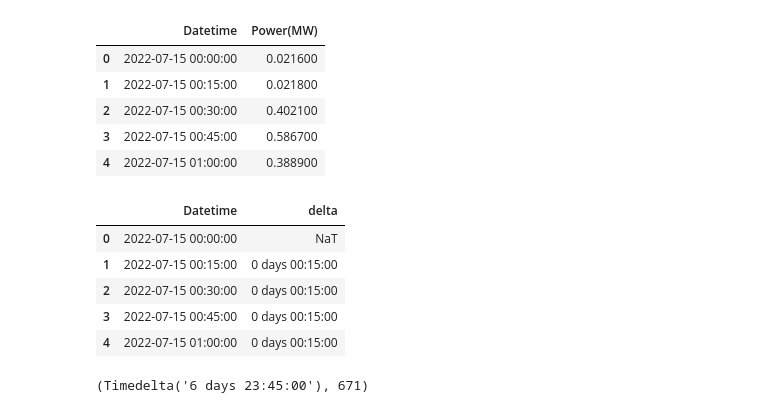
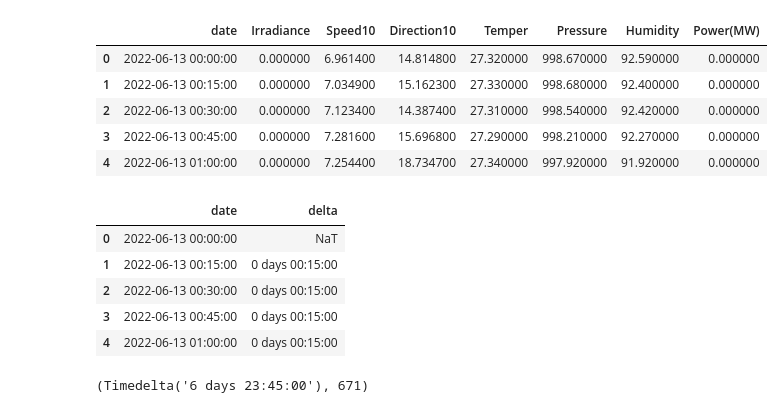
Before and after one commit to USERLaplace/big_project, a Jupyter notebook: prophet.ipynb, the cells around one changed output. Saved outputs shown, nothing was run; the diff lists cells and outputs as text; code cells hidden in the pictures.

```diff
--- a/prophet.ipynb
+++ b/prophet.ipynb
@@ -15,6 +86,6 @@ plt.rcParams['font.sans-serif'] = ['SimHei']  # 用来正常显示中文标签
 plt.rcParams['axes.unicode_minus'] = False  # 用来正常显示负号
 np.random.seed(7)
 
-df = pd.read_csv(r"D:\python建模\工程训练营\aiSummerCamp2022\大作业2\02 His_Power_FD.CSV")
+df = pd.read_csv('风电.CSV')
 df.head()
 # %% [output]
@@ -27,4 +98,4 @@ df.head()
 # %%
-df  = df.rename(columns={'日期1':'date'})
+df  = df.rename(columns={'Datetime':'date'})
 df
 # %% [output]
@@ -44,29 +115,29 @@ df
 # %%
 from datetime import datetime, date
 
-df['Datetime'] = pd.to_datetime(df['Datetime'])
-df.head().style.set_properties(subset=['Datetime'], **{'background-color': 'dodgerblue'})
+df['date'] = pd.to_datetime(df['date'])
+df.head().style.set_properties(subset=['date'], **{'background-color': 'dodgerblue'})
 # %% [output]
-|  | Datetime | Power(MW) |
-| 0 | 2022-07-15 00:00:00 | 0.021600 |
-| 1 | 2022-07-15 00:15:00 | 0.021800 |
-| 2 | 2022-07-15 00:30:00 | 0.402100 |
-| 3 | 2022-07-15 00:45:00 | 0.586700 |
-| 4 | 2022-07-15 01:00:00 | 0.388900 |
+|  | date | Irradiance | Speed10 | Direction10 | Temper | Pressure | Humidity | Power(MW) |
+| 0 | 2022-06-13 00:00:00 | 0.000000 | 6.961400 | 14.814800 | 27.320000 | 998.670000 | 92.590000 | 0.000000 |
+| 1 | 2022-06-13 00:15:00 | 0.000000 | 7.034900 | 15.162300 | 27.330000 | 998.680000 | 92.400000 | 0.000000 |
+| 2 | 2022-06-13 00:30:00 | 0.000000 | 7.123400 | 14.387400 | 27.310000 | 998.540000 | 92.420000 | 0.000000 |
+| 3 | 2022-06-13 00:45:00 | 0.000000 | 7.281600 | 15.696800 | 27.290000 | 998.210000 | 92.270000 | 0.000000 |
+| 4 | 2022-06-13 01:00:00 | 0.000000 | 7.254400 | 18.734700 | 27.340000 | 997.920000 | 91.920000 | 0.000000 |
 # %%
-df = df.sort_values(by='Datetime')
+df = df.sort_values(by='date')
 
 # Check time intervals
-df['delta'] = df['Datetime'] - df['Datetime'].shift(1)
+df['delta'] = df['date'] - df['date'].shift(1)
 
-df[['Datetime', 'delta']].head()
+df[['date', 'delta']].head()
 # %% [output]
-|  | Datetime | delta |
-| 0 | 2022-07-15 00:00:00 | NaT |
-| 1 | 2022-07-15 00:15:00 | 0 days 00:15:00 |
-| 2 | 2022-07-15 00:30:00 | 0 days 00:15:00 |
-| 3 | 2022-07-15 00:45:00 | 0 days 00:15:00 |
-| 4 | 2022-07-15 01:00:00 | 0 days 00:15:00 |
+|  | date | delta |
+| 0 | 2022-06-13 00:00:00 | NaT |
+| 1 | 2022-06-13 00:15:00 | 0 days 00:15:00 |
+| 2 | 2022-06-13 00:30:00 | 0 days 00:15:00 |
+| 3 | 2022-06-13 00:45:00 | 0 days 00:15:00 |
+| 4 | 2022-06-13 01:00:00 | 0 days 00:15:00 |
 # %%
 df['delta'].sum(), df['delta'].count()
 # %% [output]
```
Also changed, not shown: parts of 25 cells of this notebook.
